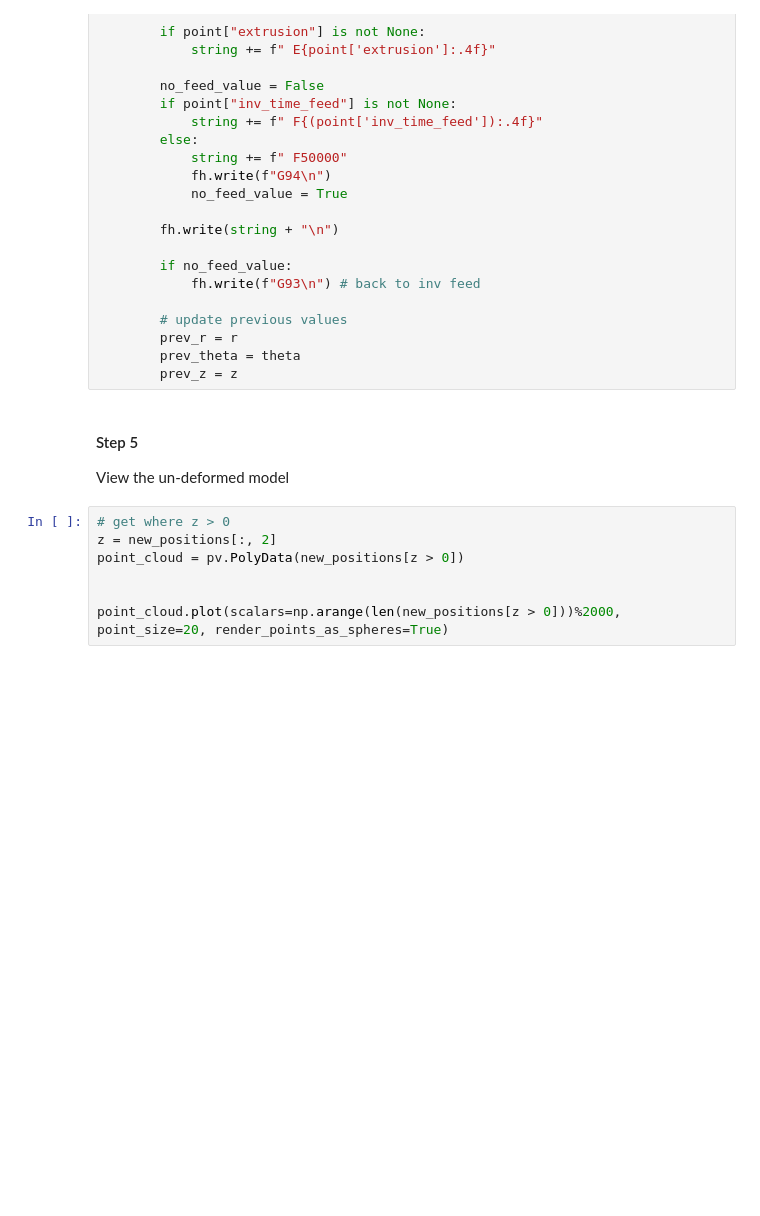
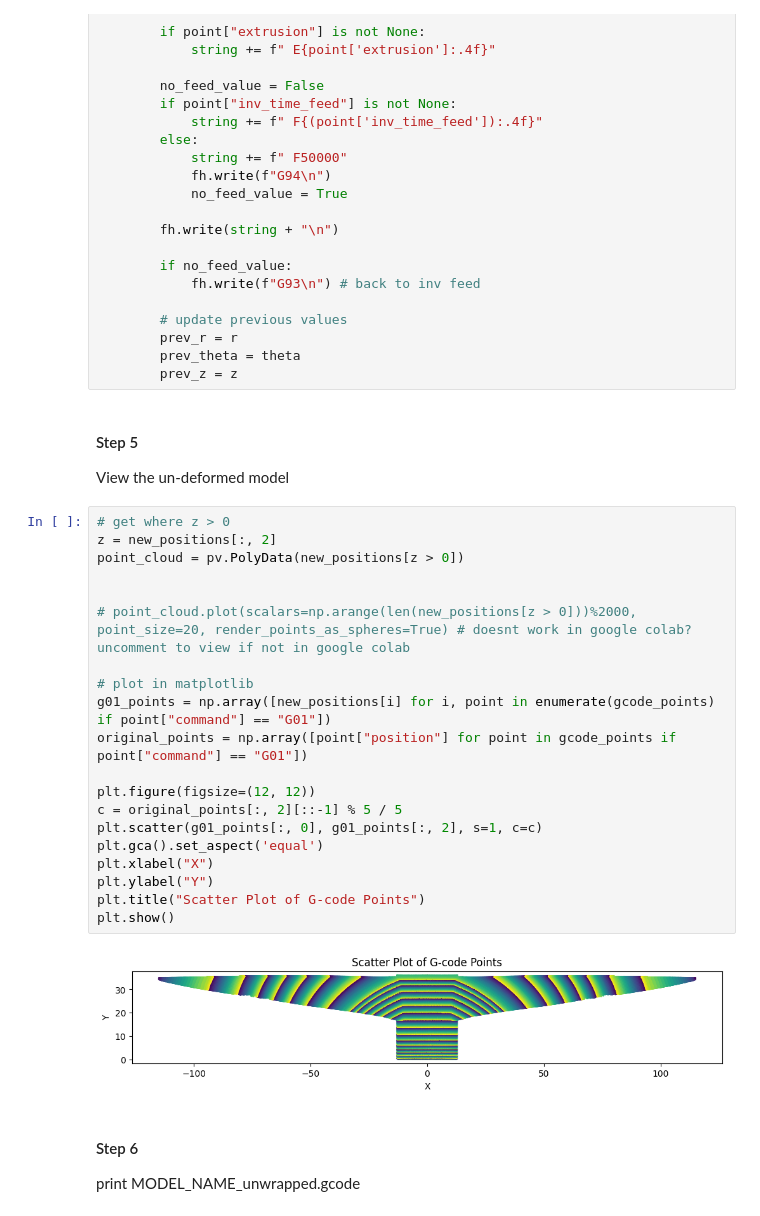
Before and after one commit to jyjblrd/Radial_Non_Planar_Slicer, a Jupyter notebook: main.ipynb, the cells around one changed output. Drawn from its saved outputs; the diff is of its cells as text; blank space fills up the shorter version.

```diff
--- a/main.ipynb
+++ b/main.ipynb
@@ -271,10 +291,29 @@ with open(f'output_models/{MODEL_NAME}_unwrapped.gcode', 'w') as fh:
 #### Step 5
 
 View the un-deformed model
-# %%
-# get where z > 0
-z = new_positions[:, 2]
-point_cloud = pv.PolyData(new_positions[z > 0])
-
-
-point_cloud.plot(scalars=np.arange(len(new_positions[z > 0]))%2000, point_size=20, render_points_as_spheres=True)
+# %%
+# get where z > 0
+z = new_positions[:, 2]
+point_cloud = pv.PolyData(new_positions[z > 0])
+
+
+# point_cloud.plot(scalars=np.arange(len(new_positions[z > 0]))%2000, point_size=20, render_points_as_spheres=True) # doesnt work in google colab? uncomment to view if not in google colab
+
+# plot in matplotlib
+g01_points = np.array([new_positions[i] for i, point in enumerate(gcode_points) if point["command"] == "G01"])
+original_points = np.array([point["position"] for point in gcode_points if point["command"] == "G01"])
+
+plt.figure(figsize=(12, 12))
+c = original_points[:, 2][::-1] % 5 / 5
+plt.scatter(g01_points[:, 0], g01_points[:, 2], s=1, c=c)
+plt.gca().set_aspect('equal')
+plt.xlabel("X")
+plt.ylabel("Y")
+plt.title("Scatter Plot of G-code Points")
+plt.show()
+# %% [output]
+[figure, added]
+# %% [markdown]
+#### Step 6
+
+print MODEL_NAME_unwrapped.gcode
```
Also changed, not shown: parts of 4 cells of this notebook, 1 other file.
